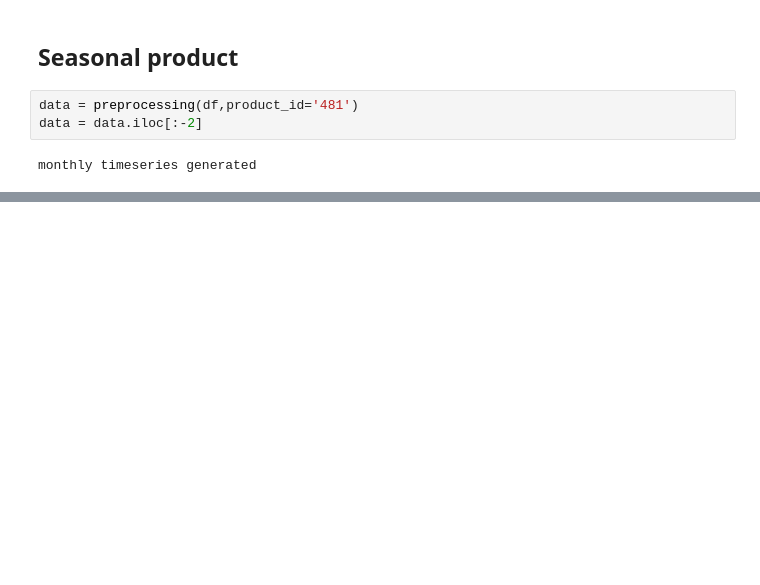
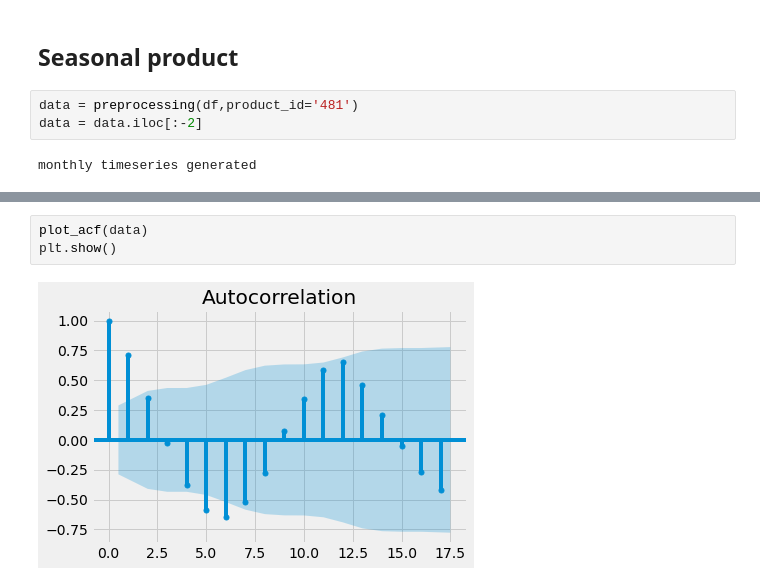
Before and after one commit to LorenzoPigozzi/Business_Cases, a Jupyter notebook: Case 5/phuc_temp/BC5_Forecasting_ARIMA.ipynb, the cells around one changed output, grey strips where cells are left out. Drawn from its saved outputs; the diff is of its cells as text; blank space fills up the shorter version.

```diff
--- a/Case 5/phuc_temp/BC5_Forecasting_ARIMA.ipynb
+++ b/Case 5/phuc_temp/BC5_Forecasting_ARIMA.ipynb
@@ -484,0 +369,5 @@ fig.autofmt_xdate( bottom=0.2, rotation=60, ha='right', which='major')
+# %%
+plot_acf(data)
+plt.show()
+# %% [output]
+[figure, added]
```
Also changed, not shown: parts of 27 cells of this notebook, 1 other file.
